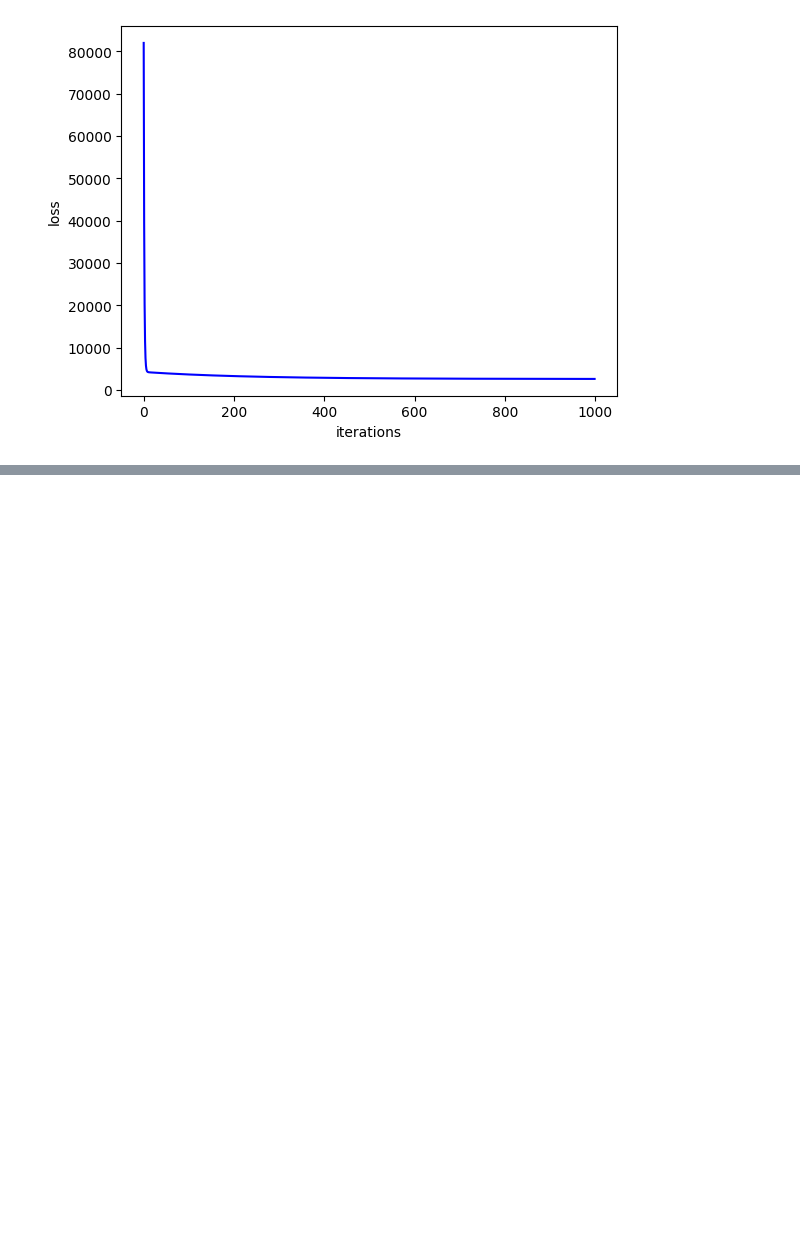
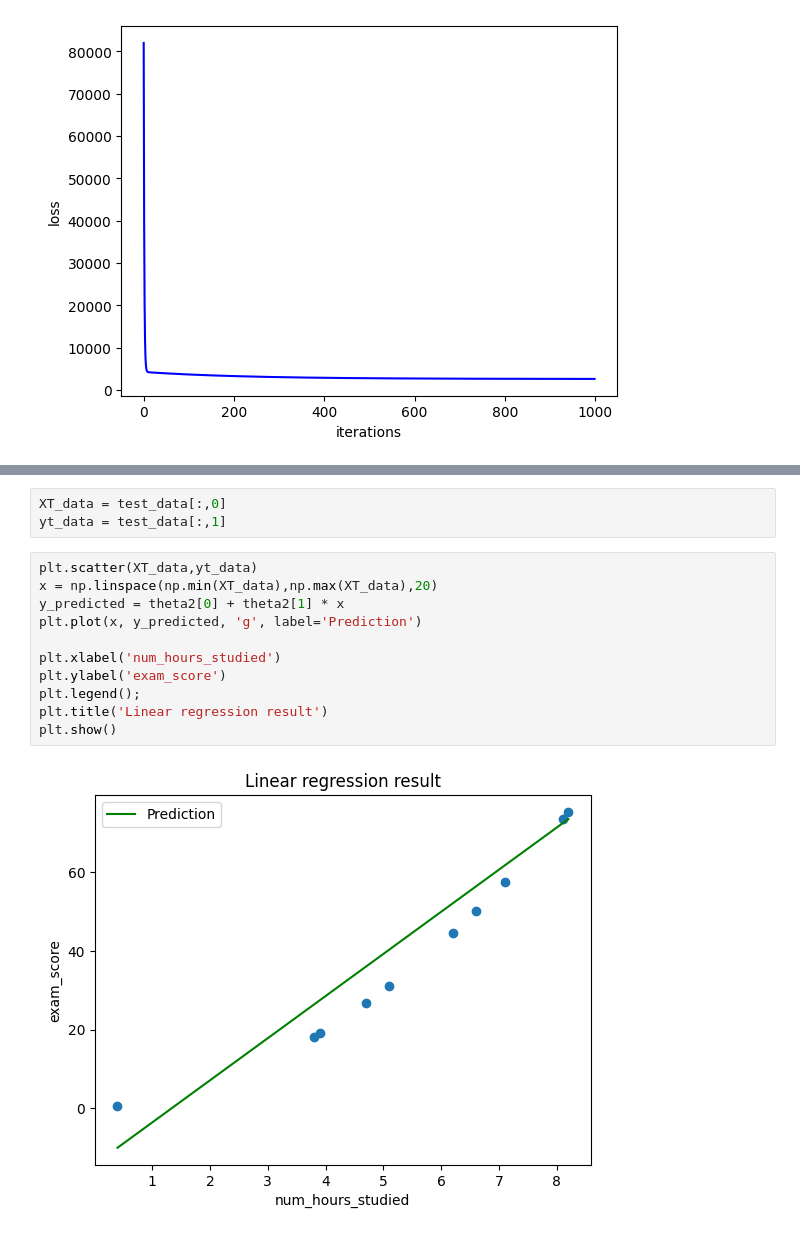
Before and after one commit to Kabin119245/Summer-ML-Training, a Jupyter notebook: Linear_Regression_Assignment.ipynb, the cells around one changed output, grey strips where cells are left out. Saved outputs shown, nothing was run; the diff lists cells and outputs as text; blank space fills up the shorter version.

```diff
--- a/Linear_Regression_Assignment.ipynb
+++ b/Linear_Regression_Assignment.ipynb
@@ -231,0 +245,16 @@ cost_plot(iterations2, costs2)
+# %%
+XT_data = test_data[:,0]
+yt_data = test_data[:,1]
+# %%
+plt.scatter(XT_data,yt_data)
+x = np.linspace(np.min(XT_data),np.max(XT_data),20)
+y_predicted = theta2[0] + theta2[1] * x
+plt.plot(x, y_predicted, 'g', label='Prediction')
+
+plt.xlabel('num_hours_studied')
+plt.ylabel('exam_score')
+plt.legend();
+plt.title('Linear regression result')
+plt.show()
+# %% [output]
+[figure, added]
```
Also changed, not shown: parts of 1 cell of this notebook.
